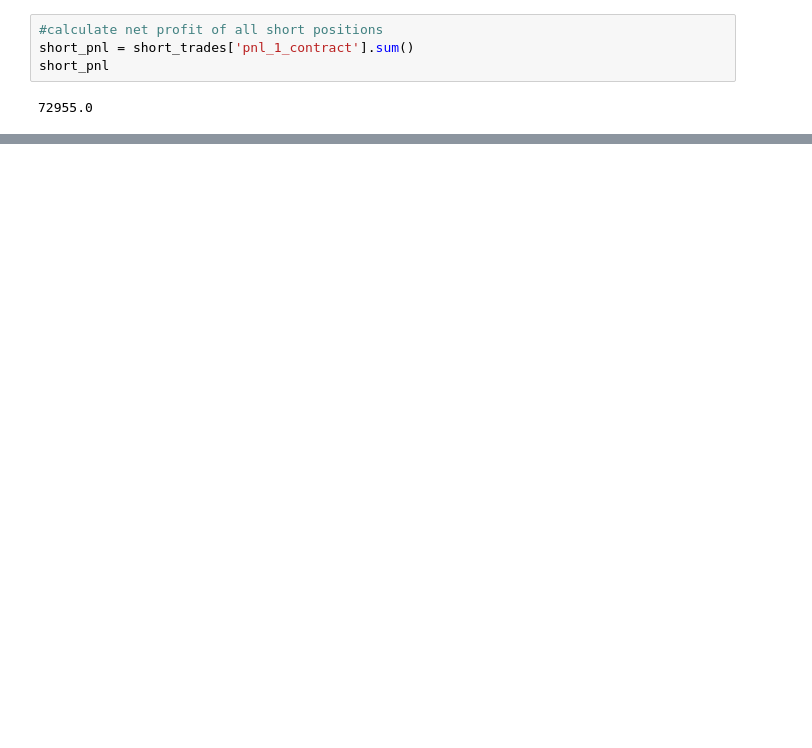
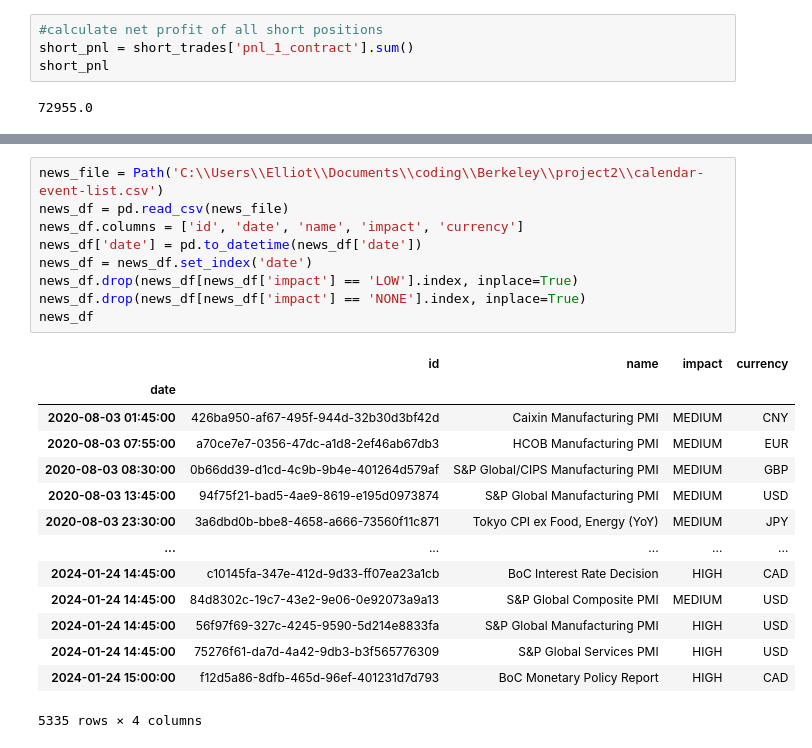
Before and after one commit to elliotwatt/project2, a Jupyter notebook: market_prof_w_comments.ipynb, the cells around one changed output, grey strips where cells are left out. Drawn from its saved outputs; the diff is of its cells as text; blank space fills up the shorter version.

```diff
--- a/market_prof_w_comments.ipynb
+++ b/market_prof_w_comments.ipynb
@@ -354,0 +411,24 @@ short_pnl
+# %%
+news_file = Path('C:\\Users\\Elliot\\Documents\\coding\\Berkeley\\project2\\calendar-event-list.csv')
+news_df = pd.read_csv(news_file)
+news_df.columns = ['id', 'date', 'name', 'impact', 'currency']
+news_df['date'] = pd.to_datetime(news_df['date'])
+news_df = news_df.set_index('date')
+news_df.drop(news_df[news_df['impact'] == 'LOW'].index, inplace=True)
+news_df.drop(news_df[news_df['impact'] == 'NONE'].index, inplace=True)
+news_df
+# %% [output]
+|  | id | name | impact | currency |
+| date |  |  |  |  |
+| 2020-08-03 01:45:00 | 426ba950-af67-495f-944d-32b30d3bf42d | Caixin Manufacturing PMI | MEDIUM | CNY |
+| 2020-08-03 07:55:00 | a70ce7e7-0356-47dc-a1d8-2ef46ab67db3 | HCOB Manufacturing PMI | MEDIUM | EUR |
+| 2020-08-03 08:30:00 | 0b66dd39-d1cd-4c9b-9b4e-401264d579af | S&P Global/CIPS Manufacturing PMI | MEDIUM | GBP |
+| 2020-08-03 13:45:00 | 94f75f21-bad5-4ae9-8619-e195d0973874 | S&P Global Manufacturing PMI | MEDIUM | USD |
+| 2020-08-03 23:30:00 | 3a6dbd0b-bbe8-4658-a666-73560f11c871 | Tokyo CPI ex Food, Energy (YoY) | MEDIUM | JPY |
+| ... | ... | ... | ... | ... |
+| 2024-01-24 14:45:00 | c10145fa-347e-412d-9d33-ff07ea23a1cb | BoC Interest Rate Decision | HIGH | CAD |
+| 2024-01-24 14:45:00 | 84d8302c-19c7-43e2-9e06-0e92073a9a13 | S&P Global Composite PMI | MEDIUM | USD |
+| 2024-01-24 14:45:00 | 56f97f69-327c-4245-9590-5d214e8833fa | S&P Global Manufacturing PMI | HIGH | USD |
+| 2024-01-24 14:45:00 | 75276f61-da7d-4a42-9db3-b3f565776309 | S&P Global Services PMI | HIGH | USD |
+| 2024-01-24 15:00:00 | f12d5a86-8dfb-465d-96ef-401231d7d793 | BoC Monetary Policy Report | HIGH | CAD |
+5335 rows × 4 columns
```
Also changed, not shown: parts of 8 cells of this notebook, 2 other files.
